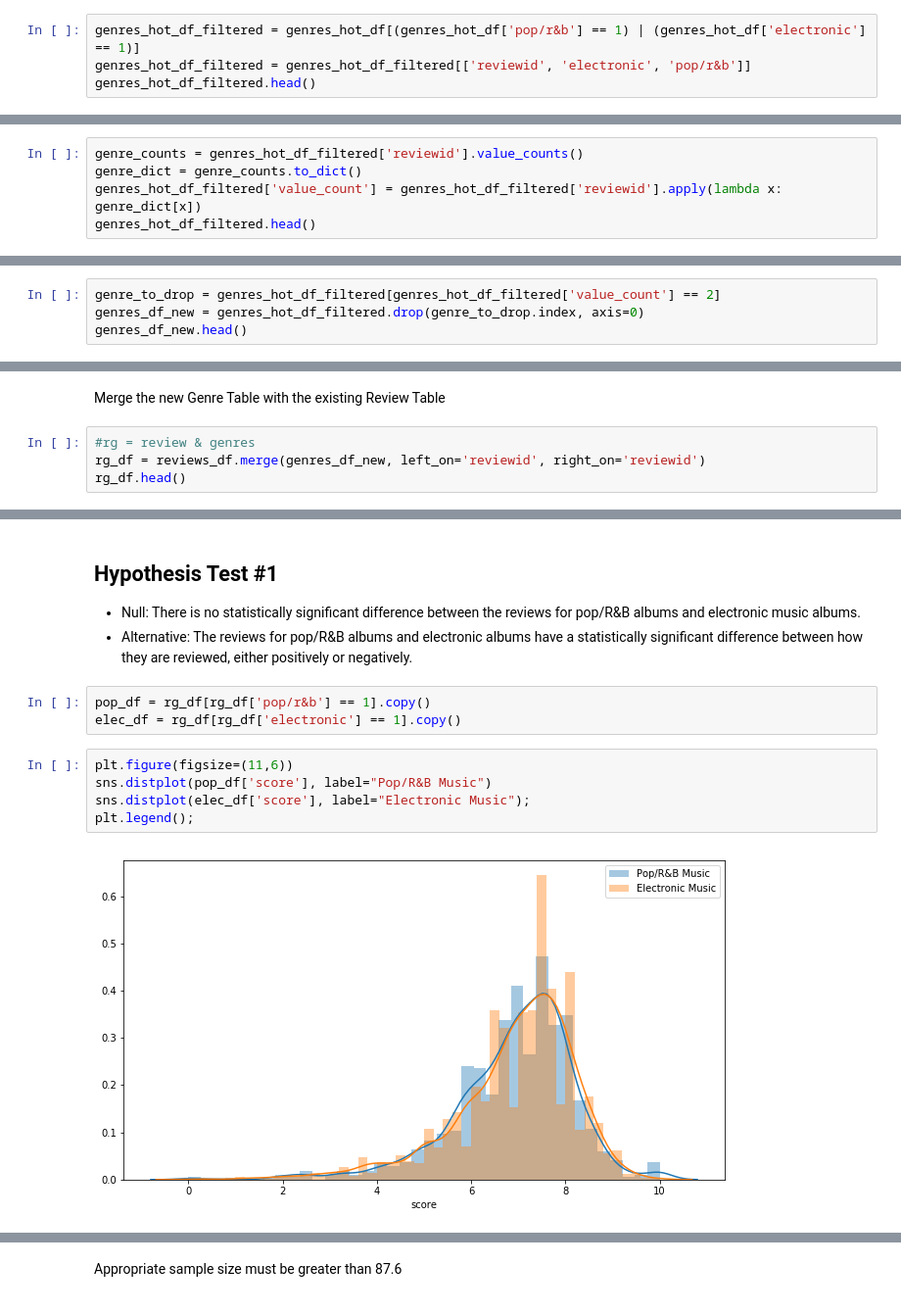
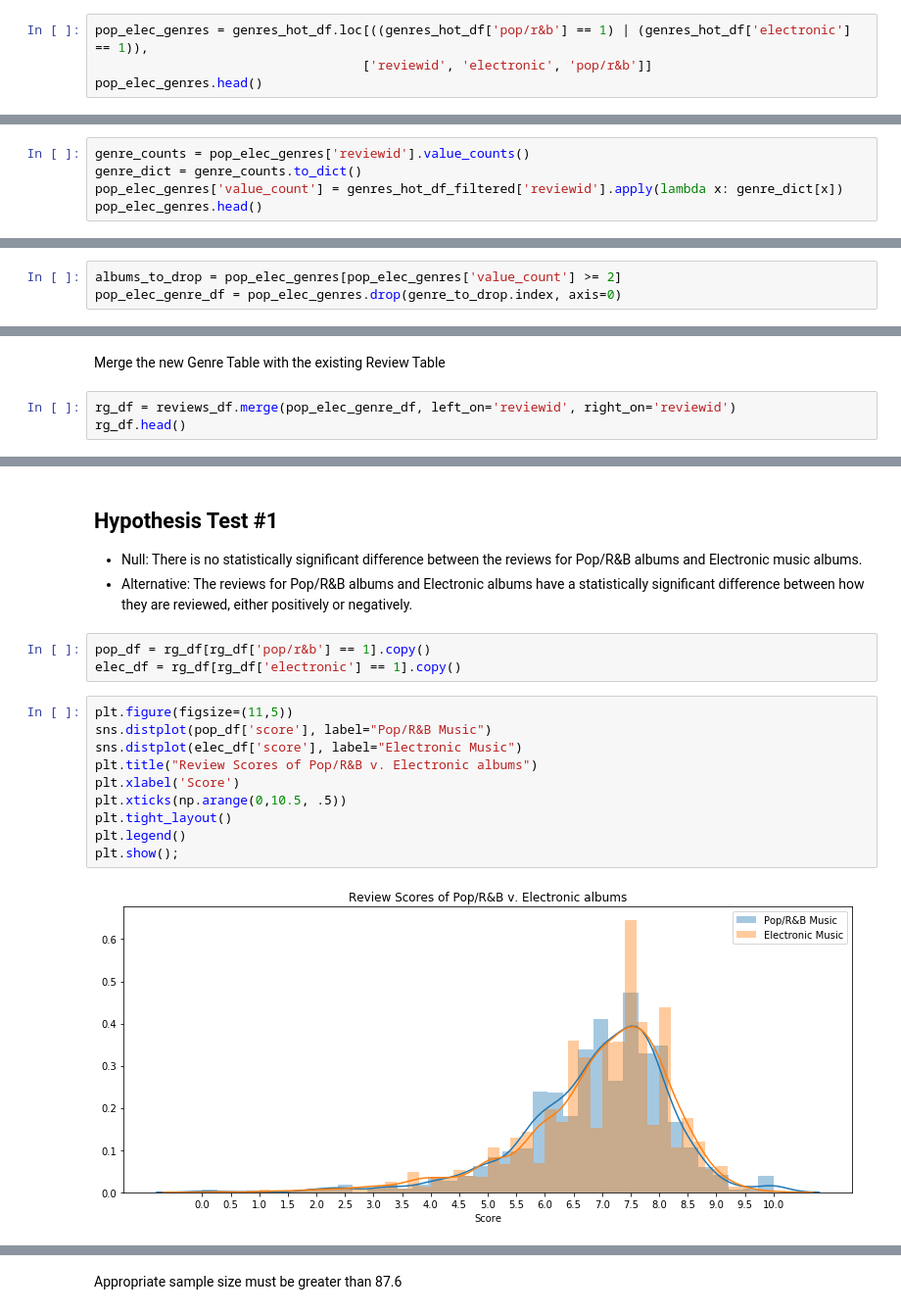
Before and after one commit to jnawjux/pitchfork_review_testing, a Jupyter notebook: Music_Index.ipynb, the cells around one changed output, grey strips where cells are left out. Shown at 98% size. Saved outputs shown, nothing was run; the diff lists cells and outputs as text.

```diff
--- a/Music_Index.ipynb
+++ b/Music_Index.ipynb
@@ -180,7 +158,7 @@ Second, filtered genres table for only pop & electric
 # %%
-genres_hot_df_filtered = genres_hot_df[(genres_hot_df['pop/r&b'] == 1) | (genres_hot_df['electronic'] == 1)]
-genres_hot_df_filtered = genres_hot_df_filtered[['reviewid', 'electronic', 'pop/r&b']]
-genres_hot_df_filtered.head()
+pop_elec_genres = genres_hot_df.loc[((genres_hot_df['pop/r&b'] == 1) | (genres_hot_df['electronic'] == 1)),
+                                   ['reviewid', 'electronic', 'pop/r&b']]
+pop_elec_genres.head()
 # %% [output]
 |  | reviewid | electronic | pop/r&b |
 | 0 | 22703 | 1 | 0 |
@@ -191,10 +169,10 @@ genres_hot_df_filtered.head()
 # %% [markdown]
 Third, add value_count column in order to remove any albums that fall under both electronic & pop.
 # %%
-genre_counts = genres_hot_df_filtered['reviewid'].value_counts()
+genre_counts = pop_elec_genres['reviewid'].value_counts()
 genre_dict = genre_counts.to_dict()
-genres_hot_df_filtered['value_count'] = genres_hot_df_filtered['reviewid'].apply(lambda x: genre_dict[x])
-genres_hot_df_filtered.head()
+pop_elec_genres['value_count'] = genres_hot_df_filtered['reviewid'].apply(lambda x: genre_dict[x])
+pop_elec_genres.head()
 # %% [output]
 |  | reviewid | electronic | pop/r&b | value_count |
 | 0 | 22703 | 1 | 0 | 1 |
@@ -205,6 +183,5 @@ genres_hot_df_filtered.head()
 # %% [markdown]
 Remove albums with both electronic and pop (where value_counts = 2)
 # %%
-genre_to_drop = genres_hot_df_filtered[genres_hot_df_filtered['value_count'] == 2]
-genres_df_new = genres_hot_df_filtered.drop(genre_to_drop.index, axis=0)
-genres_df_new.head()
+albums_to_drop = pop_elec_genres[pop_elec_genres['value_count'] >= 2]
+pop_elec_genre_df = pop_elec_genres.drop(genre_to_drop.index, axis=0)
@@ -218,8 +197,7 @@ genres_df_new.head()
 # %% [markdown]
 Merge the new Genre Table with the existing Review Table
 # %%
-#rg = review & genres
-rg_df = reviews_df.merge(genres_df_new, left_on='reviewid', right_on='reviewid')
+rg_df = reviews_df.merge(pop_elec_genre_df, left_on='reviewid', right_on='reviewid')
 rg_df.head()
 # %% [output]
 |  | reviewid | title | artist | url | score | best_new_music | author | author_type | pub_date | ... |
@@ -230,18 +208,23 @@ rg_df.head()
 | 4 | 22719 | merry christmas lil mama | chance the rapper, jeremih | http://pitchfork.com/reviews/albu... | 8.1 | 0 | sheldon pearce | associate staff writer | 2016-12-30 | ... |
 # %% [markdown]
 ## Hypothesis Test #1
-* Null: There is no statistically significant difference between the reviews for pop/R&B albums and electronic music albums.
-* Alternative: The reviews for pop/R&B albums and electronic albums have a statistically significant difference between how they are reviewed, either positively or negatively.
+* Null: There is no statistically significant difference between the reviews for Pop/R&B albums and Electronic music albums.
+* Alternative: The reviews for Pop/R&B albums and Electronic albums have a statistically significant difference between how they are reviewed, either positively or negatively.
 # %%
 pop_df = rg_df[rg_df['pop/r&b'] == 1].copy()
 elec_df = rg_df[rg_df['electronic'] == 1].copy()
 # %%
-plt.figure(figsize=(11,6))
+plt.figure(figsize=(11,5))
 sns.distplot(pop_df['score'], label="Pop/R&B Music")
-sns.distplot(elec_df['score'], label="Electronic Music");
-plt.legend();
+sns.distplot(elec_df['score'], label="Electronic Music")
+plt.title("Review Scores of Pop/R&B v. Electronic albums")
+plt.xlabel('Score')
+plt.xticks(np.arange(0,10.5, .5))
+plt.tight_layout()
+plt.legend()
+plt.show();
 # %% [output]
-[figure, old version]
+[figure, new version]
 # %%
 # Created a helper function for Two Sample T-Test for our categorical comparissions.
 two_sample_ttest_stats(pop_df['score'], elec_df['score'])
```
Also changed, not shown: parts of 101 cells of this notebook, 1 other file.
